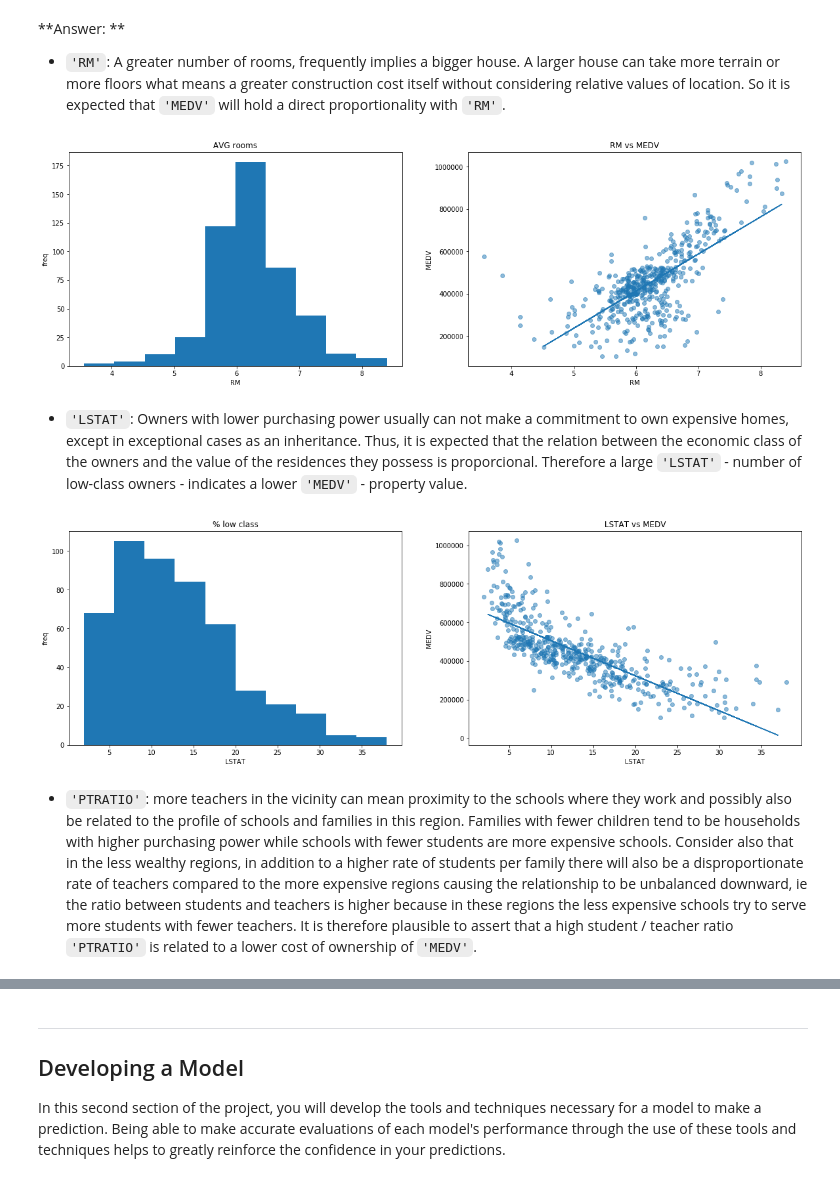
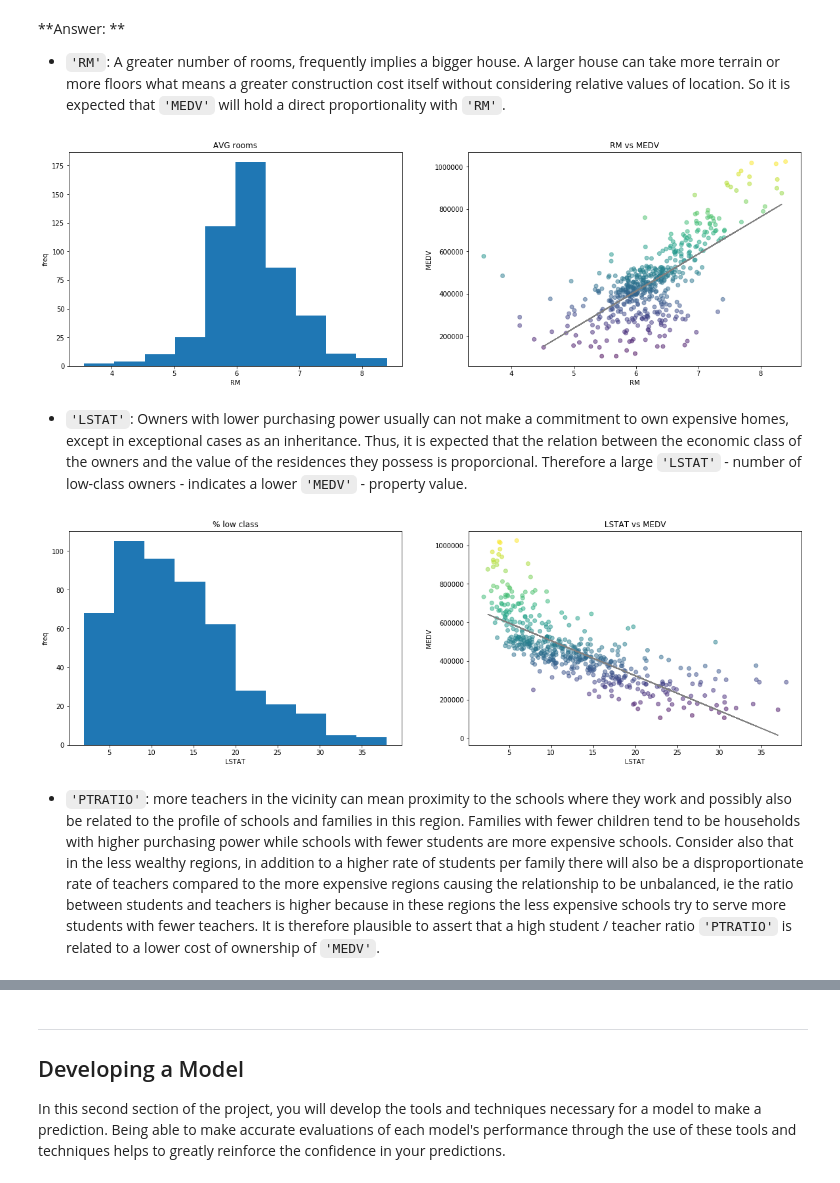
Before and after one commit to rubentrancoso/udacity-mlaif-bostonhousing, a Jupyter notebook: boston_housing.ipynb, the cells around one changed output, grey strips where cells are left out. Drawn from its saved outputs; the diff is of its cells as text; code cells hidden in the pictures.

```diff
--- a/boston_housing.ipynb
+++ b/boston_housing.ipynb
@@ -144,51 +144,51 @@ As a reminder, we are using three features from the Boston housing dataset: `'RM
 # %%
 plt.subplots(1, 2, figsize=(20, 6))
 
 plt.subplot(1, 2, 1)
-plt.hist(data['RM'], bins = 10)
+plt.hist(data['RM'], bins=10)
 plt.title("AVG rooms")
 plt.xlabel("RM")
 plt.ylabel("freq")
 
 lr = LinearRegression()
-X_train, X_test, y_train, y_test = train_test_split(data[['RM']][:], data['MEDV'], test_size=0.20, random_state=0)
+X_train, X_test, y_train, y_test = train_test_split(data[['RM']][:], data['MEDV'], test_size=.2, random_state=0)
 lr.fit(X_train, y_train)
 
 plt.subplot(1, 2, 2)
-plt.scatter(data['RM'], data['MEDV'], alpha=0.5)
+plt.scatter(data['RM'], data['MEDV'], alpha=0.5, c=prices)
 plt.title('RM vs MEDV')
 plt.xlabel('RM')
 plt.ylabel('MEDV')
-plt.plot(X_test, lr.predict(X_test))
+plt.plot(X_test, lr.predict(X_test), color='grey')
 plt.show()
 # %% [output]
-[figure, old version]
+[figure, new version]
 # %% [markdown]
 - `'LSTAT'`: Owners with lower purchasing power usually can not make a commitment to own expensive homes, except in exceptional cases as an inheritance. Thus, it is expected that the relation between the economic class of the owners and the value of the residences they possess is proporcional. Therefore a large `'LSTAT'` - number of low-class owners - indicates a lower `'MEDV'` - property value.
 # %%
 plt.subplots(1, 2, figsize=(20, 6))
 
 plt.subplot(1, 2, 1)
-plt.hist(data['LSTAT'], bins = 10)
+plt.hist(data['LSTAT'], bins=10)
 plt.title("% low class")
 plt.xlabel("LSTAT")
 plt.ylabel("freq")
 
 lr = LinearRegression()
-X_train, X_test, y_train, y_test = train_test_split(data[['LSTAT']][:], data['MEDV'], test_size=0.20, random_state=0)
+X_train, X_test, y_train, y_test = train_test_split(data[['LSTAT']][:], data['MEDV'], test_size=.2, random_state=0)
 lr.fit(X_train, y_train)
 
 plt.subplot(1, 2, 2)
-plt.scatter(data['LSTAT'], data['MEDV'], alpha=0.5)
+plt.scatter(data['LSTAT'], data['MEDV'], alpha=0.5, c=prices)
 plt.title('LSTAT vs MEDV')
 plt.xlabel('LSTAT')
 plt.ylabel('MEDV')
-plt.plot(X_test, lr.predict(X_test))
+plt.plot(X_test, lr.predict(X_test), color='grey')
 plt.show()
 # %% [output]
-[figure, old version]
+[figure, new version]
 # %% [markdown]
-- `'PTRATIO'`: more teachers in the vicinity can mean proximity to the schools where they work and possibly also be related to the profile of schools and families in this region. Families with fewer children tend to be households with higher purchasing power while schools with fewer students are more expensive schools. Consider also that in the less wealthy regions, in addition to a higher rate of students per family there will also be a disproportionate rate of teachers compared to the more expensive regions causing the relationship to be unbalanced downward, ie the ratio between students and teachers is higher because in these regions the less expensive schools try to serve more students with fewer teachers. It is therefore plausible to assert that a high student / teacher ratio `'PTRATIO'` is related to a lower cost of ownership of `'MEDV'`.
+- `'PTRATIO'`: more teachers in the vicinity can mean proximity to the schools where they work and possibly also be related to the profile of schools and families in this region. Families with fewer children tend to be households with higher purchasing power while schools with fewer students are more expensive schools. Consider also that in the less wealthy regions, in addition to a higher rate of students per family there will also be a disproportionate rate of teachers compared to the more expensive regions causing the relationship to be unbalanced, ie the ratio between students and teachers is higher because in these regions the less expensive schools try to serve more students with fewer teachers. It is therefore plausible to assert that a high student / teacher ratio `'PTRATIO'` is related to a lower cost of ownership of `'MEDV'`.
 # %%
 plt.subplots(1, 2, figsize=(20, 6))
 
```
Also changed, not shown: parts of 4 cells of this notebook.
